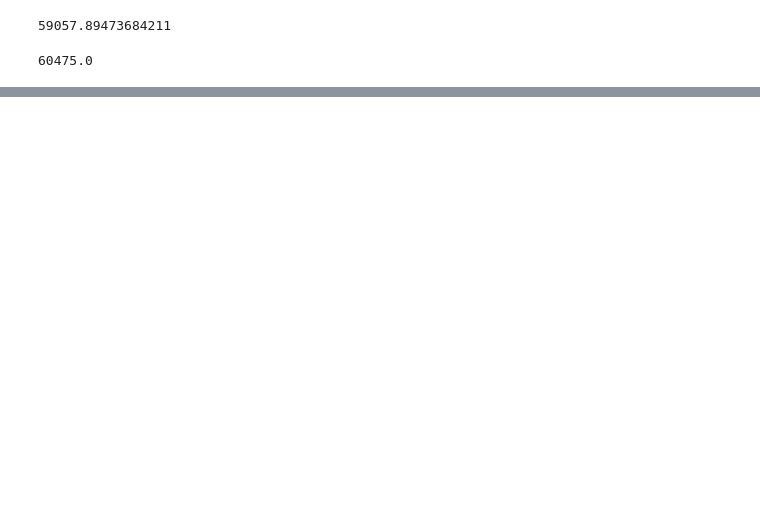
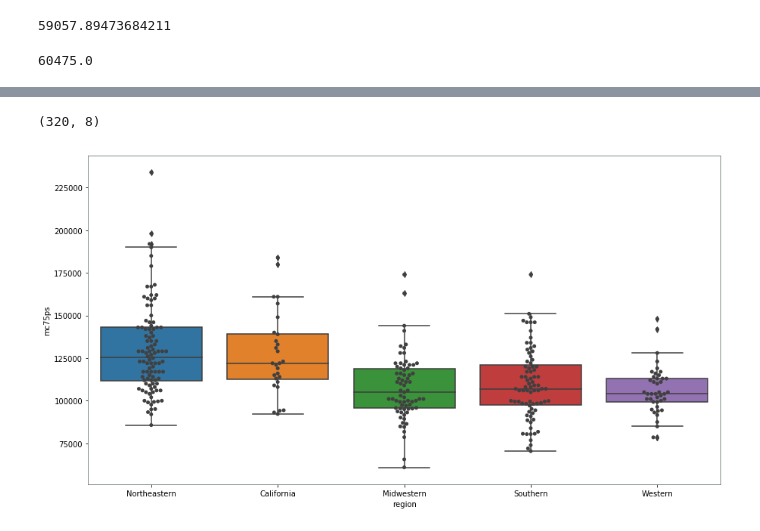
Before and after one commit to ccny-data/College_Major_Data, a Jupyter notebook: playground/college_salaries.ipynb, the cells around one changed output, grey strips where cells are left out. Saved outputs shown, nothing was run; the diff lists cells and outputs as text; code cells hidden in the pictures; blank space fills up the shorter version.

Commit message:
added regions

```diff
--- a/playground/college_salaries.ipynb
+++ b/playground/college_salaries.ipynb
@@ -382,0 +395,4 @@ sch_type.head(10)
+# %%
+regions.shape
+# %% [output]
+(320, 8)
@@ -382,0 +402,13 @@ sch_type.head(10)
+# %%
+# reset index to 'descending mid 90th percentile
+regions = regions.sort_values("mc75ps", ascending=False)
+regions = regions.reset_index()
+# %%
+# fig. 8 : Mid-Career 75th percentile Salary vs Region boxplot
+# set fig. size
+f, ax = plt.subplots(figsize=(15, 8))
+
+ax = sns.boxplot(x="region", y="mc75ps", data=regions)
+ax = sns.swarmplot(x="region", y="mc75ps", data=regions, color=".25")
+# %% [output]
+[figure, added]
```
Also changed, not shown: parts of 5 cells of this notebook.
